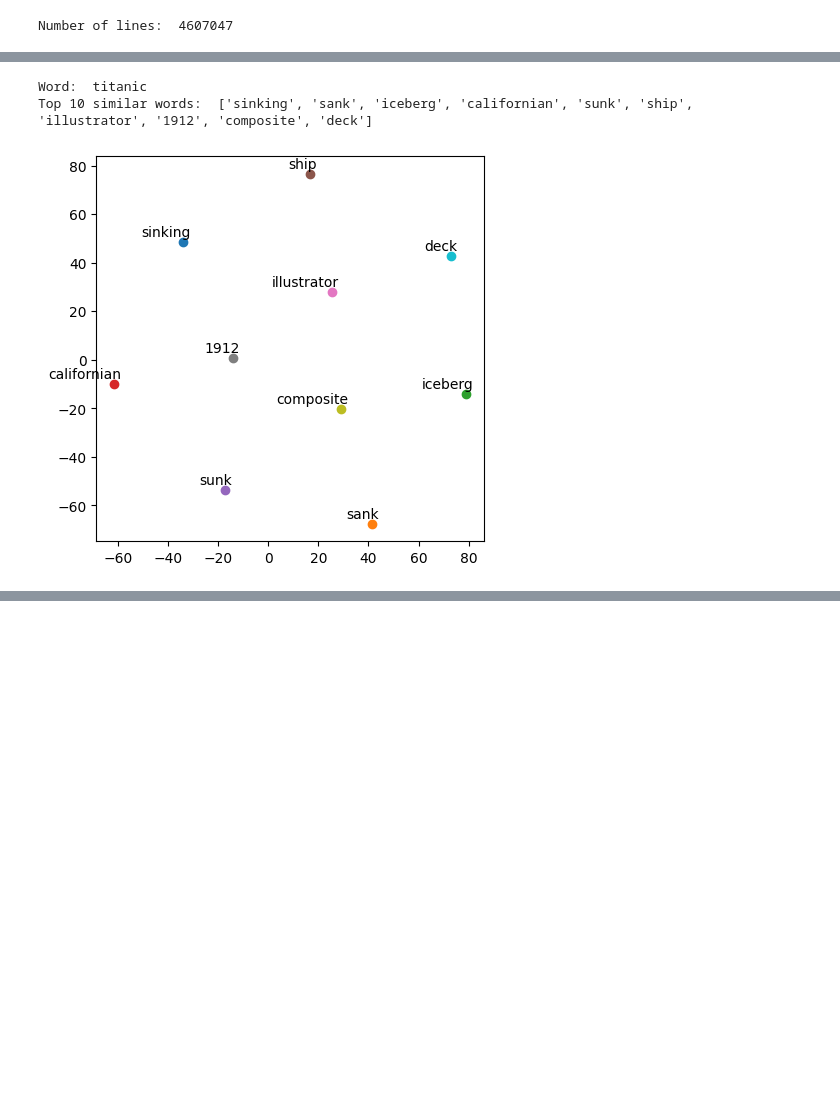
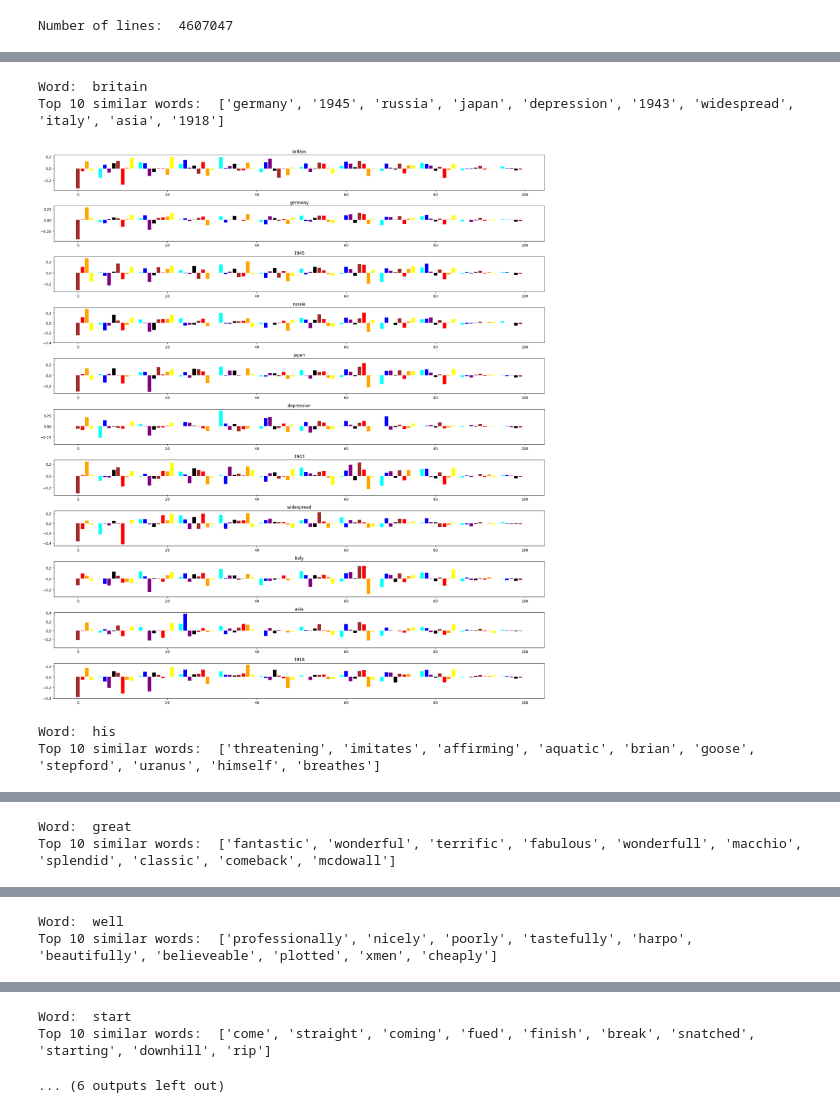
Before and after one commit to Abhi7410/NLP-Spring23, a Jupyter notebook: Assignment3/codes/SVD/code.ipynb, the cells around one changed output, grey strips where cells are left out. Saved outputs shown, nothing was run; the diff lists cells and outputs as text; code cells hidden in the pictures; blank space fills up the shorter version.

```diff
--- a/Assignment3/codes/SVD/code.ipynb
+++ b/Assignment3/codes/SVD/code.ipynb
@@ -11,26 +13,11 @@ from sklearn.feature_extraction.text import CountVectorizer
 # %%
 dataLines = []
-with open("../../Data/reviews.txt") as file:
+with open("../../Data/preProcess.txt") as file:
     for line in tqdm(file):
+        if line == " ":
+            continue
         dataLines.append(line)
 
 print("Number of lines: ", len(dataLines))
 # %% [output]
 Number of lines:  4607047
-# %%
-# dictionary
-n_samples = 100000
-wordDict = defaultdict(int)
-for line in tqdm(dataLines[:n_samples]):
-    line = line.split()
-    for word in line:
-        wordDict[word] += 1
-
-smallData = []
-for sent in tqdm(dataLines[:n_samples]):
-    sen = sent.split()
-    x = []
-    for w in sen:
-        if wordDict[w] > 8:
-            x.append(w)
-    smallData.append(' '.join(x))
@@ -109 +180,18 @@ np.savez_compressed('../../Data/SVD_matrix_small.npz', a=svd_matrix)
+# %%
+from sklearn.manifold import TSNE
+import matplotlib.pyplot as plt
+import numpy as np
+from scipy.spatial import distance
+
+
+
+# load the SVD matrix
+svd_matrix = []
+feature_list = []
+with open("embeddings.txt") as file:
+    for line in file:
+        svd_matrix.append([float(x) for x in line.strip('\n').split(" ")[1:]])
+        feature_list.append(line.strip('\n').split(" ")[0])
+
+svd_matrix = np.array(svd_matrix)
 # %%
@@ -177,6 +262,10 @@ Top 10 similar words:  ['watching', 'heard', 'am', 'maybe', 'wish', 'really', 't
-# %%
-plot_top_10_words("titanic", feature_list, svd_matrix)
-# %% [output]
-Word:  titanic
-Top 10 similar words:  ['sinking', 'sank', 'iceberg', 'californian', 'sunk', 'ship', 'illustrator', '1912', 'composite', 'deck']
-[figure, removed]
+# %%
+words = ['britain','his','great','well','start','titanic']
+for word in words:
+    plot_top_10_words(word,feature_list,svd_matrix)
+# %% [output]
+Word:  britain
+Top 10 similar words:  ['germany', '1945', 'russia', 'japan', 'depression', '1943', 'widespread', 'italy', 'asia', '1918']
+[figure, added]
+Word:  his
+Top 10 similar words:  ['threatening', 'imitates', 'affirming', 'aquatic', 'brian', 'goose', 'stepford', 'uranus', 'himself', 'breathes']
@@ -182,0 +274,2 @@ Top 10 similar words:  ['sinking', 'sank', 'iceberg', 'californian', 'sunk', 'sh
+Word:  great
+Top 10 similar words:  ['fantastic', 'wonderful', 'terrific', 'fabulous', 'wonderfull', 'macchio', 'splendid', 'classic', 'comeback', 'mcdowall']
@@ -182,0 +278,2 @@ Top 10 similar words:  ['sinking', 'sank', 'iceberg', 'californian', 'sunk', 'sh
+Word:  well
+Top 10 similar words:  ['professionally', 'nicely', 'poorly', 'tastefully', 'harpo', 'beautifully', 'believeable', 'plotted', 'xmen', 'cheaply']
@@ -182,0 +282,3 @@ Top 10 similar words:  ['sinking', 'sank', 'iceberg', 'californian', 'sunk', 'sh
+Word:  start
+Top 10 similar words:  ['come', 'straight', 'coming', 'fued', 'finish', 'break', 'snatched', 'starting', 'downhill', 'rip']
+... (6 outputs left out)
```
Also changed, not shown: parts of 19 cells of this notebook, 45 other files.
